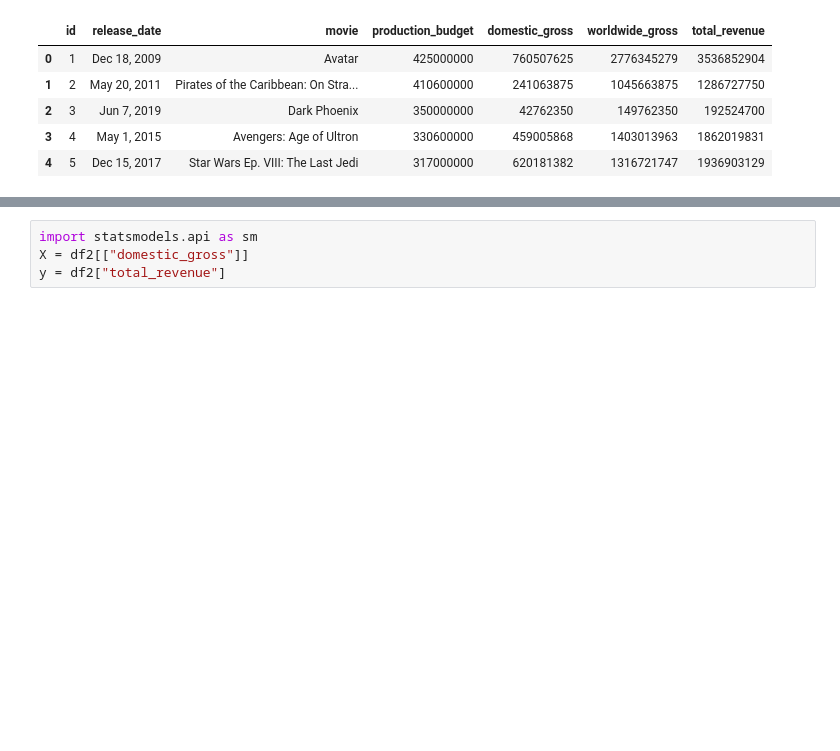
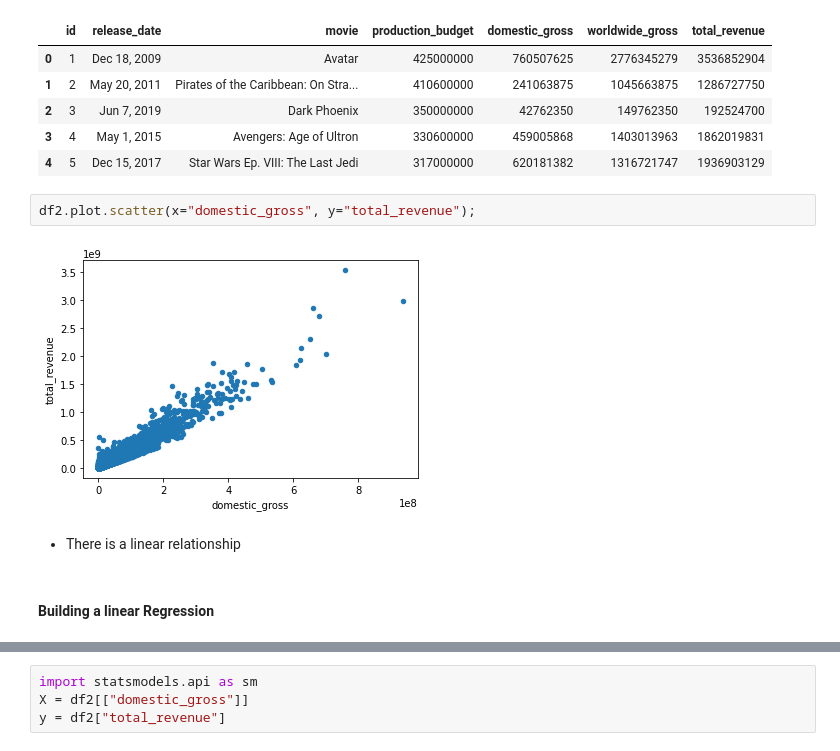
Before and after one commit to CWoto/group8-project, a Jupyter notebook: Mitchelle_Shadrack.ipynb, the cells around one changed output, grey strips where cells are left out. Cells and saved outputs as stored; diff of their text form; blank space fills up the shorter version.

```diff
--- a/Mitchelle_Shadrack.ipynb
+++ b/Mitchelle_Shadrack.ipynb
@@ -322,3 +326,11 @@ df2.head()
 | 2 | 3 | Jun 7, 2019 | Dark Phoenix | 350000000 | 42762350 | 149762350 | 192524700 |
 | 3 | 4 | May 1, 2015 | Avengers: Age of Ultron | 330600000 | 459005868 | 1403013963 | 1862019831 |
 | 4 | 5 | Dec 15, 2017 | Star Wars Ep. VIII: The Last Jedi | 317000000 | 620181382 | 1316721747 | 1936903129 |
+# %%
+df2.plot.scatter(x="domestic_gross", y="total_revenue");
+# %% [output]
+[figure, added]
+# %% [markdown]
+- There is a linear relationship
+# %% [markdown]
+#### Building a linear Regression
```
Also changed, not shown: parts of 10 cells of this notebook.
